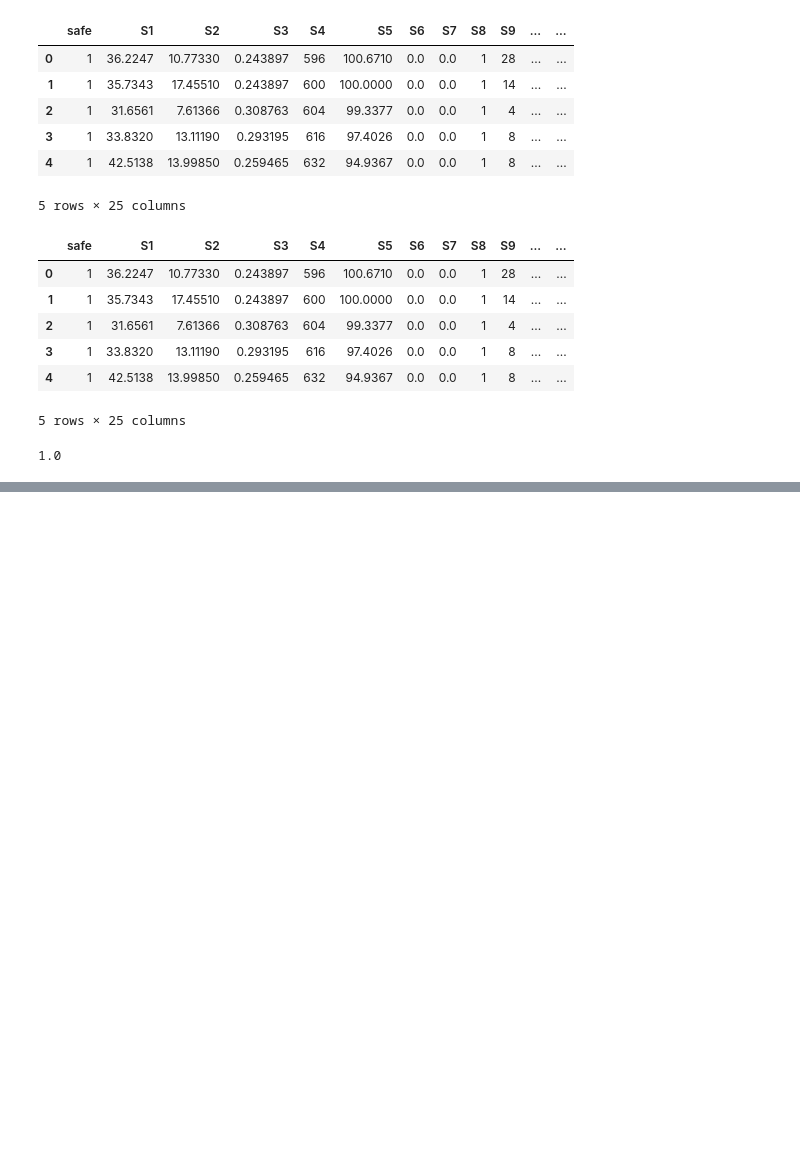
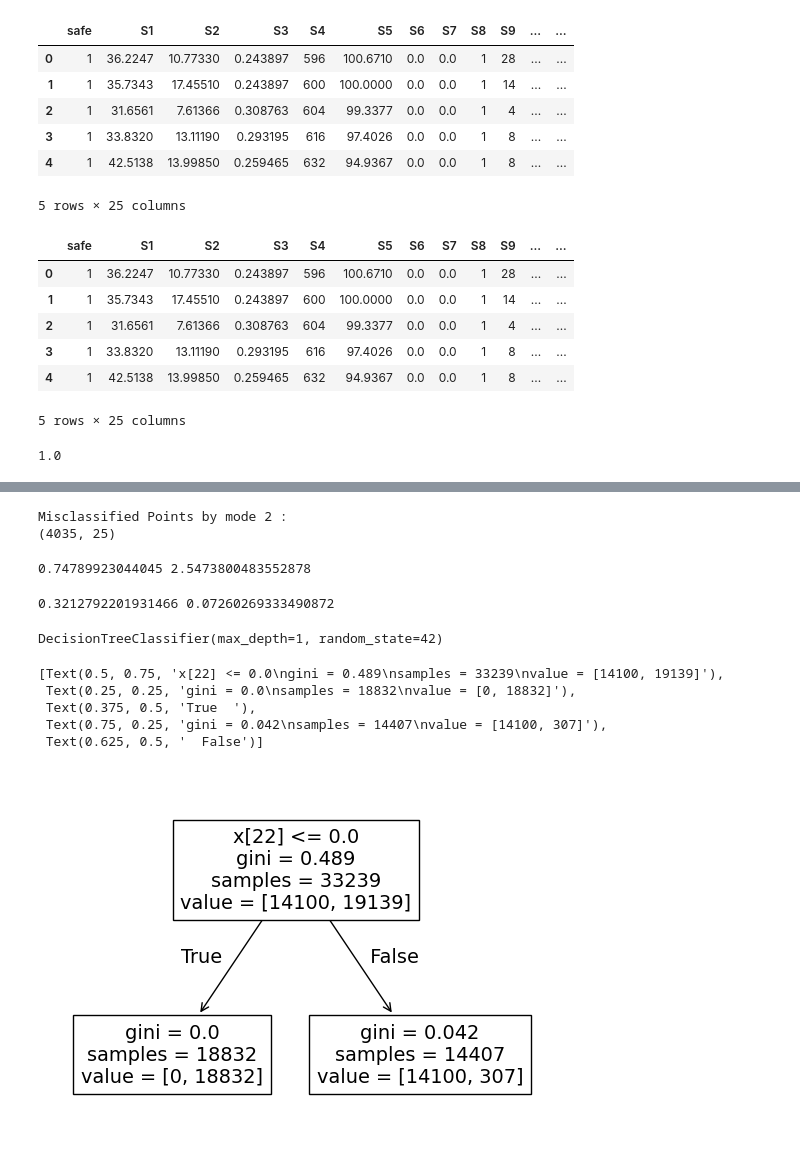
Before and after one commit to Bansnetsajak007/coreMachineLearningandDeepLearning, a Jupyter notebook: baggingBoosting/boosting/ada_boosting_from_stratch.ipynb, the cells around one changed output, grey strips where cells are left out. Drawn from its saved outputs; the diff is of its cells as text; code cells hidden in the pictures; blank space fills up the shorter version.

```diff
--- a/baggingBoosting/boosting/ada_boosting_from_stratch.ipynb
+++ b/baggingBoosting/boosting/ada_boosting_from_stratch.ipynb
@@ -131,0 +163,9 @@ index_values
+# %%
+error_factor_m2 =  np.where(second_df['y_pred'] != second_df['safe'], second_df['weights'], 0)
+em2 = error_factor_m2.sum() / second_df['weights'].sum()
+
+accuracy_factor_m2 = np.log((1 - em2) / em2)
+# %%
+second_df['weights'] = second_df.apply(lambda row: update_weights(row, accuracy_factor_m2), axis=1)
+
+second_df['weights'] = second_df['weights'] / second_df['weights'].sum()
@@ -131,0 +186,37 @@ index_values
+# %%
+# know all mis calssified points
+misclassified_points_model2 = second_df[second_df['y_pred'] != second_df['safe']]
+print("Misclassified Points by mode 2 :")
+print(misclassified_points.shape)
+# %% [output]
+Misclassified Points by mode 2 :
+(4035, 25)
+# %%
+third_df = second_df.drop(columns=['y_pred'])
+
+X = third_df.drop('safe', axis=1)
+y = third_df['safe']
+# %%
+print(accuracy_factor,accuracy_factor_m2)
+# %% [output]
+0.74789923044045 2.5473800483552878
+# %%
+print(e_m,em2)
+# %% [output]
+0.3212792201931466 0.07260269333490872
+# %%
+# training a third weak classifier
+
+dt3 = DecisionTreeClassifier(max_depth=1, random_state=42)
+dt3.fit(X,y)
+# %% [output]
+DecisionTreeClassifier(max_depth=1, random_state=42)
+# %%
+plot_tree(dt3)
+# %% [output]
+[Text(0.5, 0.75, 'x[22] <= 0.0\ngini = 0.489\nsamples = 33239\nvalue = [14100, 19139]'),
+ Text(0.25, 0.25, 'gini = 0.0\nsamples = 18832\nvalue = [0, 18832]'),
+ Text(0.375, 0.5, 'True  '),
+ Text(0.75, 0.25, 'gini = 0.042\nsamples = 14407\nvalue = [14100, 307]'),
+ Text(0.625, 0.5, '  False')]
+[figure, added]
```
Also changed, not shown: parts of 23 cells of this notebook, 1 other file.
